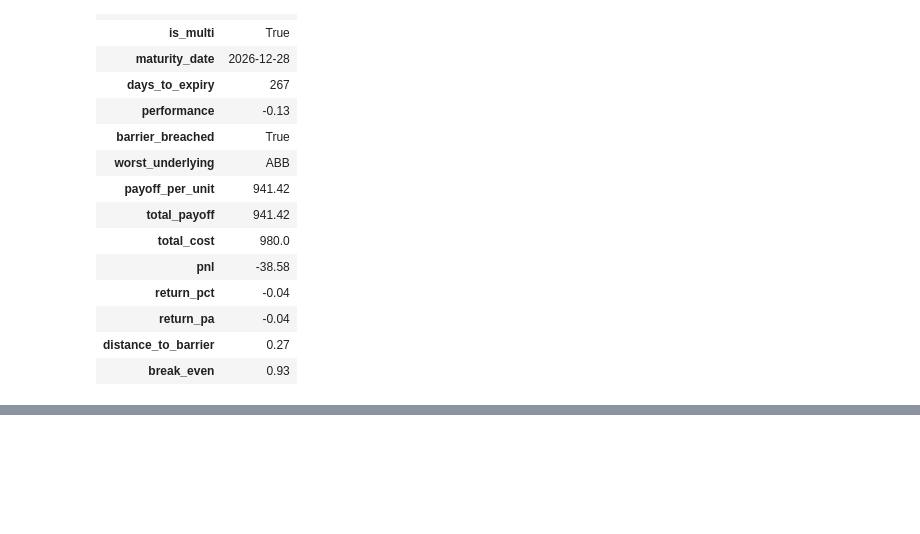
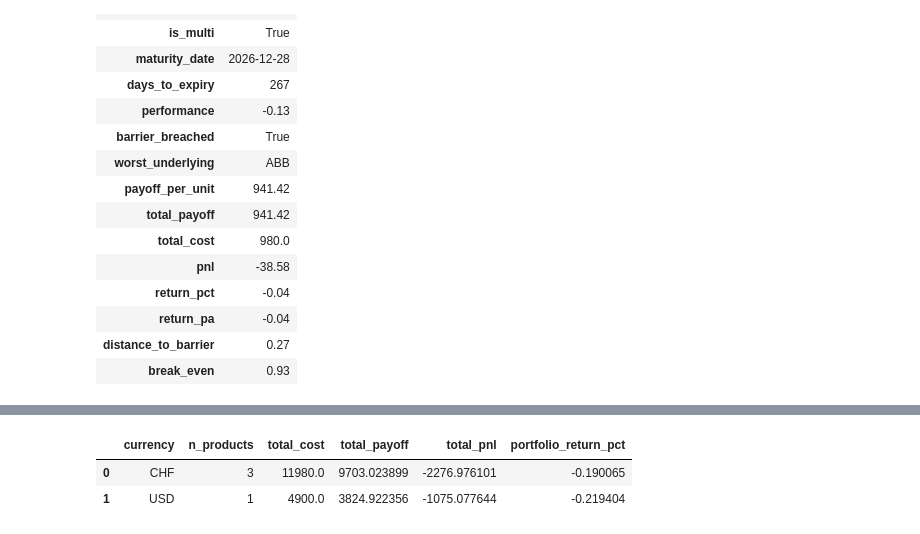
Before and after one commit to sanyalelizabet/structured-products-analytics, a Jupyter notebook: notebooks/01_portfolio_construction.ipynb, the cells around one changed output, grey strips where cells are left out. Cells and saved outputs as stored; diff of their text form; code cells hidden in the pictures; blank space fills up the shorter version.

```diff
--- a/notebooks/01_portfolio_construction.ipynb
+++ b/notebooks/01_portfolio_construction.ipynb
@@ -279,0 +388,13 @@ engine = ScenarioEngine(portfolio, beta_map, scenarios)
+# %%
+res["pf_scenario_per_ccy"][[
+    "currency",
+    "n_products",
+    "total_cost",
+    "total_payoff",
+    "total_pnl",
+    "portfolio_return_pct"
+]]
+# %% [output]
+|  | currency | n_products | total_cost | total_payoff | total_pnl | portfolio_return_pct |
+| 0 | CHF | 3 | 11980.0 | 9703.023899 | -2276.976101 | -0.190065 |
+| 1 | USD | 1 | 4900.0 | 3824.922356 | -1075.077644 | -0.219404 |
```
Also changed, not shown: parts of 32 cells of this notebook, 2 other files.
